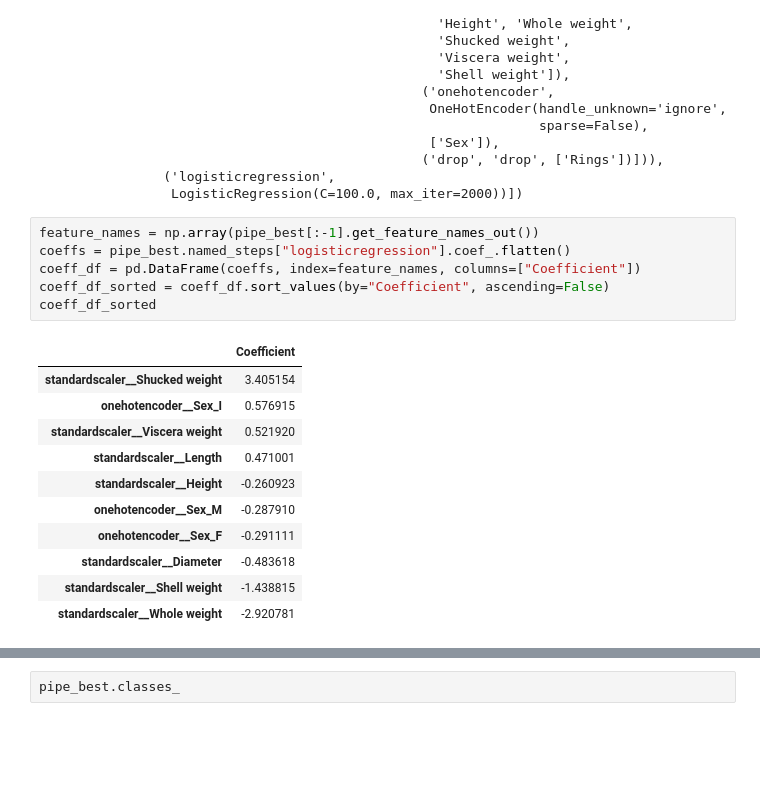
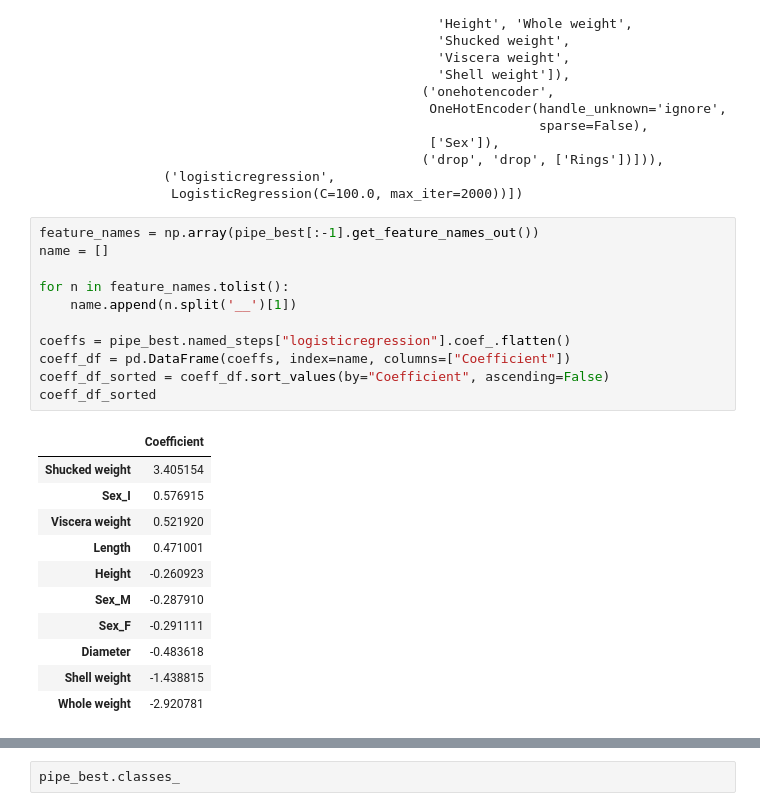
Before and after one commit to veerupandey/abalone_age_classification, a Jupyter notebook: src/models/model_building.ipynb, the cells around one changed output, grey strips where cells are left out. Saved outputs shown, nothing was run; the diff lists cells and outputs as text; blank space fills up the shorter version.

Commit message:
Rename variables in output table

```diff
--- a/src/models/model_building.ipynb
+++ b/src/models/model_building.ipynb
@@ -216,19 +216,24 @@ Pipeline(steps=[('columntransformer',
                  LogisticRegression(C=100.0, max_iter=2000))])
 # %%
 feature_names = np.array(pipe_best[:-1].get_feature_names_out())
+name = []
+
+for n in feature_names.tolist():
+    name.append(n.split('__')[1])
+
 coeffs = pipe_best.named_steps["logisticregression"].coef_.flatten()
-coeff_df = pd.DataFrame(coeffs, index=feature_names, columns=["Coefficient"])
+coeff_df = pd.DataFrame(coeffs, index=name, columns=["Coefficient"])
 coeff_df_sorted = coeff_df.sort_values(by="Coefficient", ascending=False)
 coeff_df_sorted
 # %% [output]
 |  | Coefficient |
-| standardscaler__Shucked weight | 3.405154 |
-| onehotencoder__Sex_I | 0.576915 |
-| standardscaler__Viscera weight | 0.521920 |
-| standardscaler__Length | 0.471001 |
-| standardscaler__Height | -0.260923 |
-| onehotencoder__Sex_M | -0.287910 |
-| onehotencoder__Sex_F | -0.291111 |
-| standardscaler__Diameter | -0.483618 |
-| standardscaler__Shell weight | -1.438815 |
-| standardscaler__Whole weight | -2.920781 |
+| Shucked weight | 3.405154 |
+| Sex_I | 0.576915 |
+| Viscera weight | 0.521920 |
+| Length | 0.471001 |
+| Height | -0.260923 |
+| Sex_M | -0.287910 |
+| Sex_F | -0.291111 |
+| Diameter | -0.483618 |
+| Shell weight | -1.438815 |
+| Whole weight | -2.920781 |
```
Also changed, not shown: parts of 3 cells of this notebook, 1 other file.
